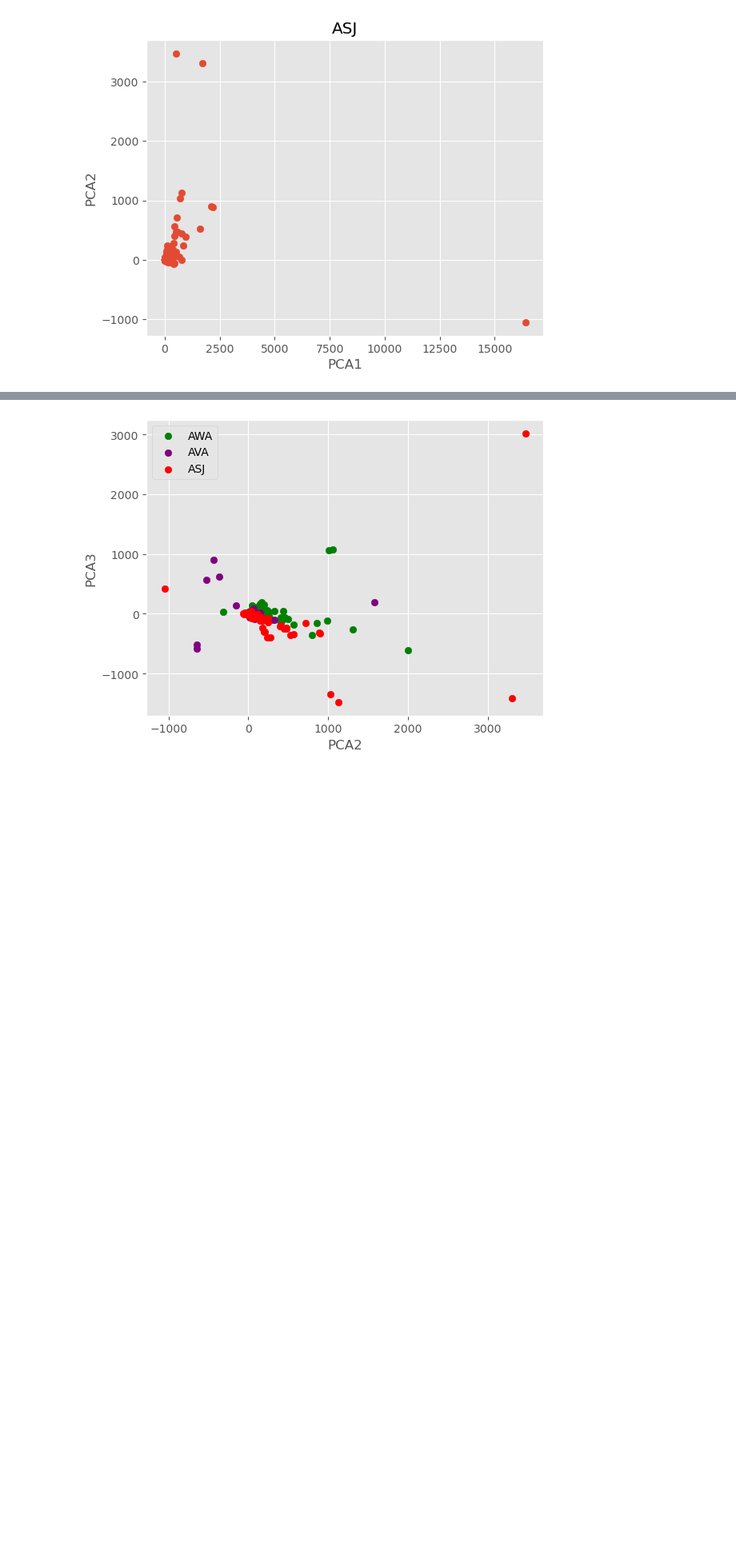
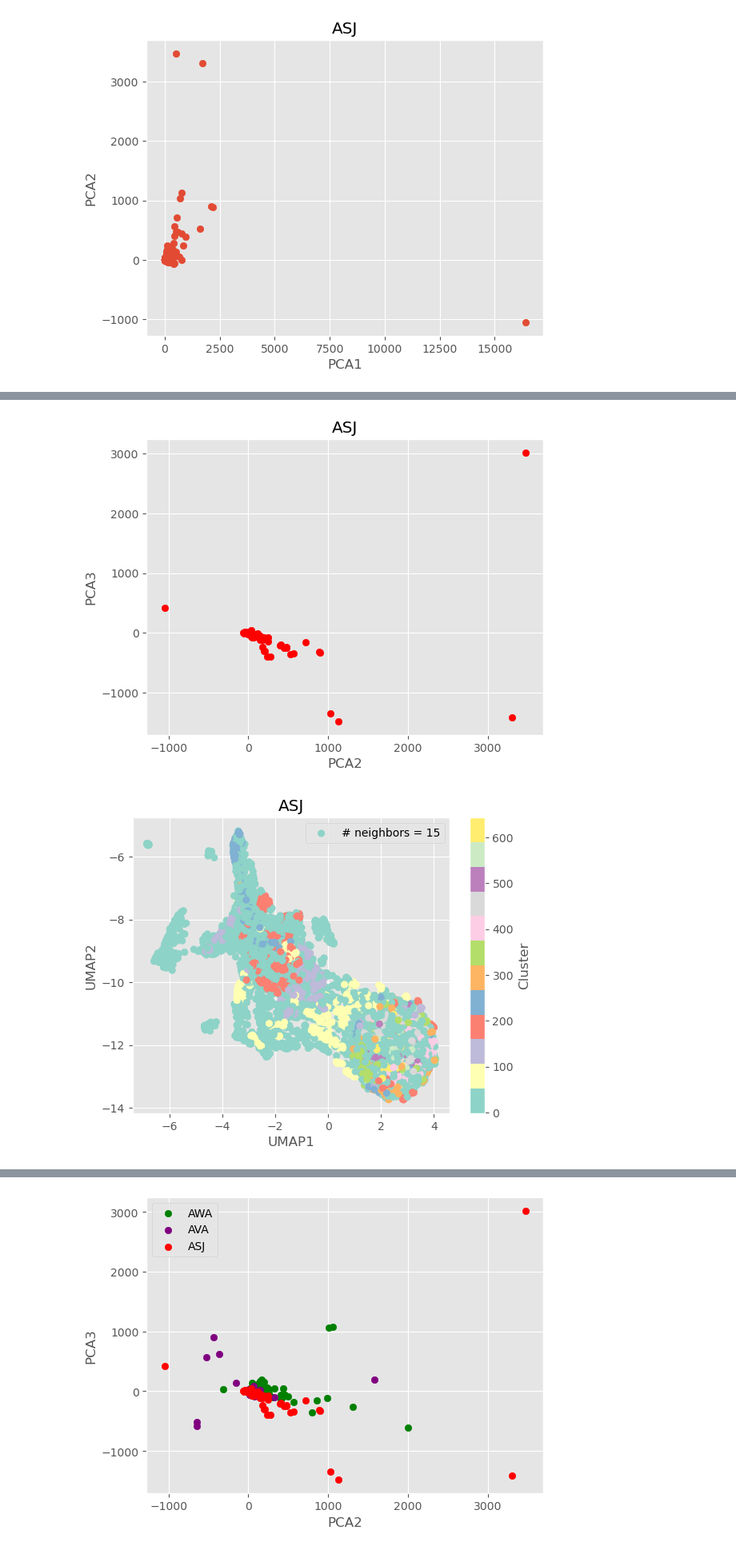
Before and after one commit to lanceman999/Gordus_scripts, a Jupyter notebook: ASJ_neuron/ASJ_scRNA_PCA.ipynb, the cells around one changed output, grey strips where cells are left out. Shown at 80% size. Saved outputs shown, nothing was run; the diff lists cells and outputs as text; code cells hidden in the pictures; blank space fills up the shorter version.

Commit message:
update with UMAP plots

```diff
--- a/ASJ_neuron/ASJ_scRNA_PCA.ipynb
+++ b/ASJ_neuron/ASJ_scRNA_PCA.ipynb
@@ -110,0 +215,77 @@ plt.show()
+# %%
+# plotting components 2 and 3 instead of 1 and 2
+pca3 = PCA(n_components=3)
+pca_result_ASJ3 = pca3.fit_transform(ASJ_geneData_dense)
+
+plt.style.use("ggplot")
+plt.title("ASJ")
+plt.scatter(pca_result_ASJ3[:,1], pca_result_ASJ3[:,2], color = 'red')
+plt.xlabel("PCA2")
+plt.ylabel("PCA3")
+plt.show()
+
+
+umap_model_15 = umap.UMAP(n_neighbors=15, min_dist=0.1, n_components=2)
+umap_result_ASJ12 = umap_model_15.fit_transform(ASJ_geneData_dense)
+clusterer = hdbscan.HDBSCAN(min_cluster_size=5)  # Adjust min_cluster_size as needed
+clusters = clusterer.fit_predict(umap_result_ASJ12)
+
+plt.style.use("ggplot")
+plt.title("ASJ")
+plt.scatter(umap_result_ASJ12[:,0], umap_result_ASJ12[:,1], c = clusters, cmap = 'Set3', label = '# neighbors = 15')
+plt.colorbar(label='Cluster')
+plt.xlabel("UMAP1")
+plt.ylabel("UMAP2")
+plt.legend()
+plt.show()
+
+umap_model_25 = umap.UMAP(n_neighbors=5, min_dist=0.1, n_components=3)
+umap_result_ASJ12_25 = umap_model_25.fit_transform(ASJ_geneData_dense)
+
+plt.style.use("ggplot")
+plt.title("ASJ")
+plt.scatter(umap_result_ASJ12_25[:,0], umap_result_ASJ12_25[:,1], color = 'blue', label = '# neighbors = 25')
+plt.xlabel("UMAP1")
+plt.ylabel("UMAP2")
+plt.legend()
+plt.show()
+
+umap_model_5 = umap.UMAP(n_neighbors=15, min_dist=0.1, n_components=3)
+umap_result_ASJ12_5 = umap_model_5.fit_transform(ASJ_geneData_dense)
+
+plt.style.use("ggplot")
+plt.title("ASJ")
+plt.scatter(umap_result_ASJ12_5[:,0], umap_result_ASJ12_5[:,1], color = 'blue', label = '# neighbors = 5')
+plt.xlabel("UMAP1")
+plt.ylabel("UMAP2")
+plt.legend()
+plt.show()
+
+
+
+
+
+umap_model = umap.UMAP(n_neighbors=15, min_dist=0.1, n_components=3)
+umap_result_ASJ3 = umap_model.fit_transform(ASJ_geneData_dense)
+
+plt.style.use("ggplot")
+plt.title("ASJ")
+plt.scatter(umap_result_ASJ3[:,1], umap_result_ASJ3[:,2], color = 'green')
+plt.xlabel("UMAP2")
+plt.ylabel("UMAP3")
+plt.show()
+
+
+
+# pca4 = PCA(n_components=4)
+# pca_result_ASJ4 = pca4.fit_transform(ASJ_geneData_dense)
+
+# plt.style.use("ggplot")
+# plt.title("ASJ")
+# plt.scatter(pca_result_ASJ4[:,2], pca_result_ASJ4[:,3], color = 'blue')
+# plt.xlabel("PCA3")
+# plt.ylabel("PCA4")
+# plt.show()
+# %% [output]
+[figure, added]
+[figure, added]
```
Also changed, not shown: parts of 11 cells of this notebook.
